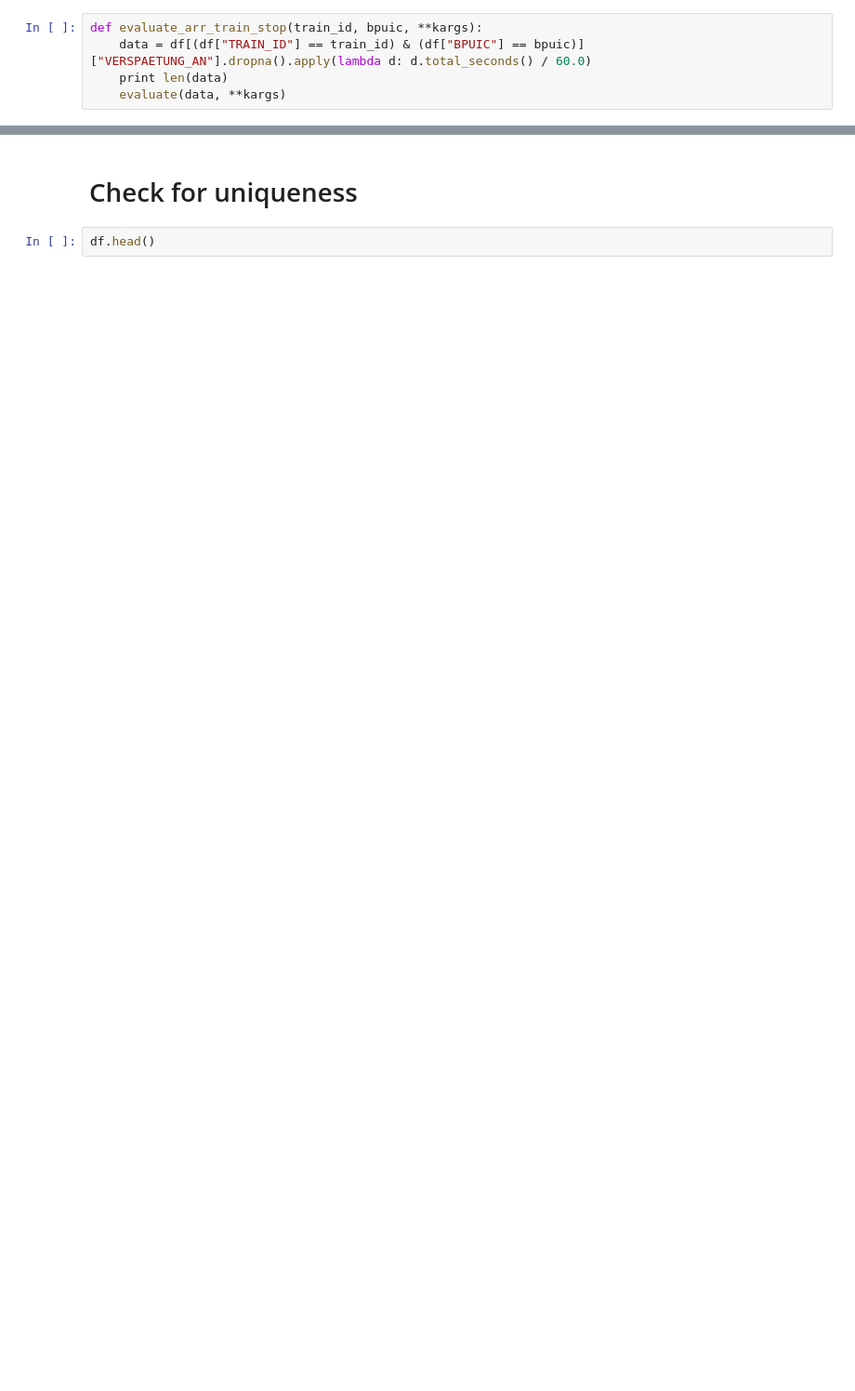
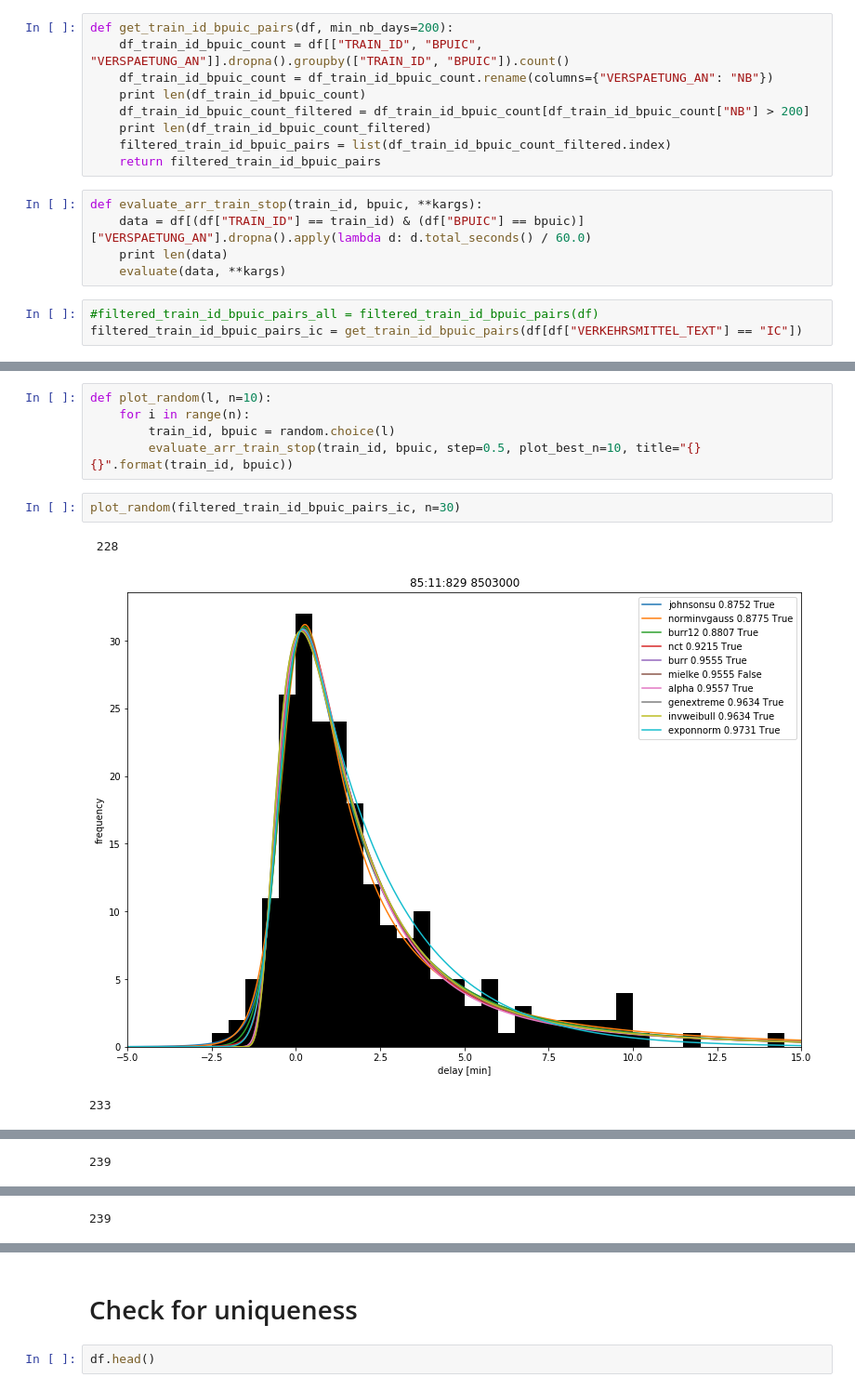
Before and after one commit to jlieberherr/swiss-train-delay-distributions, a Jupyter notebook: analysis.ipynb, the cells around one changed output, grey strips where cells are left out. Shown at 93% size. Saved outputs shown, nothing was run; the diff lists cells and outputs as text; blank space fills up the shorter version.

```diff
--- a/analysis.ipynb
+++ b/analysis.ipynb
@@ -450,5 +412,17 @@ df_funs.plot(kind="barh", figsize=(10, 40), xlim=[0, 2])
+# %%
+def get_train_id_bpuic_pairs(df, min_nb_days=200):
+    df_train_id_bpuic_count = df[["TRAIN_ID", "BPUIC", "VERSPAETUNG_AN"]].dropna().groupby(["TRAIN_ID", "BPUIC"]).count()
+    df_train_id_bpuic_count = df_train_id_bpuic_count.rename(columns={"VERSPAETUNG_AN": "NB"})
+    print len(df_train_id_bpuic_count)
+    df_train_id_bpuic_count_filtered = df_train_id_bpuic_count[df_train_id_bpuic_count["NB"] > 200]
+    print len(df_train_id_bpuic_count_filtered)
+    filtered_train_id_bpuic_pairs = list(df_train_id_bpuic_count_filtered.index)
+    return filtered_train_id_bpuic_pairs
 # %%
 def evaluate_arr_train_stop(train_id, bpuic, **kargs):
     data = df[(df["TRAIN_ID"] == train_id) & (df["BPUIC"] == bpuic)]["VERSPAETUNG_AN"].dropna().apply(lambda d: d.total_seconds() / 60.0)
     print len(data)
     evaluate(data, **kargs)
+# %%
+#filtered_train_id_bpuic_pairs_all = filtered_train_id_bpuic_pairs(df)
+filtered_train_id_bpuic_pairs_ic = get_train_id_bpuic_pairs(df[df["VERKEHRSMITTEL_TEXT"] == "IC"])
@@ -454,0 +432,11 @@ def evaluate_arr_train_stop(train_id, bpuic, **kargs):
+# %%
+def plot_random(l, n=10):
+    for i in range(n):
+        train_id, bpuic = random.choice(l)
+        evaluate_arr_train_stop(train_id, bpuic, step=0.5, plot_best_n=10, title="{} {}".format(train_id, bpuic))
+# %%
+plot_random(filtered_train_id_bpuic_pairs_ic, n=30)
+# %% [output]
+ 228
+[figure, added]
+233
@@ -454,0 +444 @@ def evaluate_arr_train_stop(train_id, bpuic, **kargs):
+239
@@ -454,0 +446 @@ def evaluate_arr_train_stop(train_id, bpuic, **kargs):
+239
```
Also changed, not shown: parts of 23 cells of this notebook, 1 other file.
